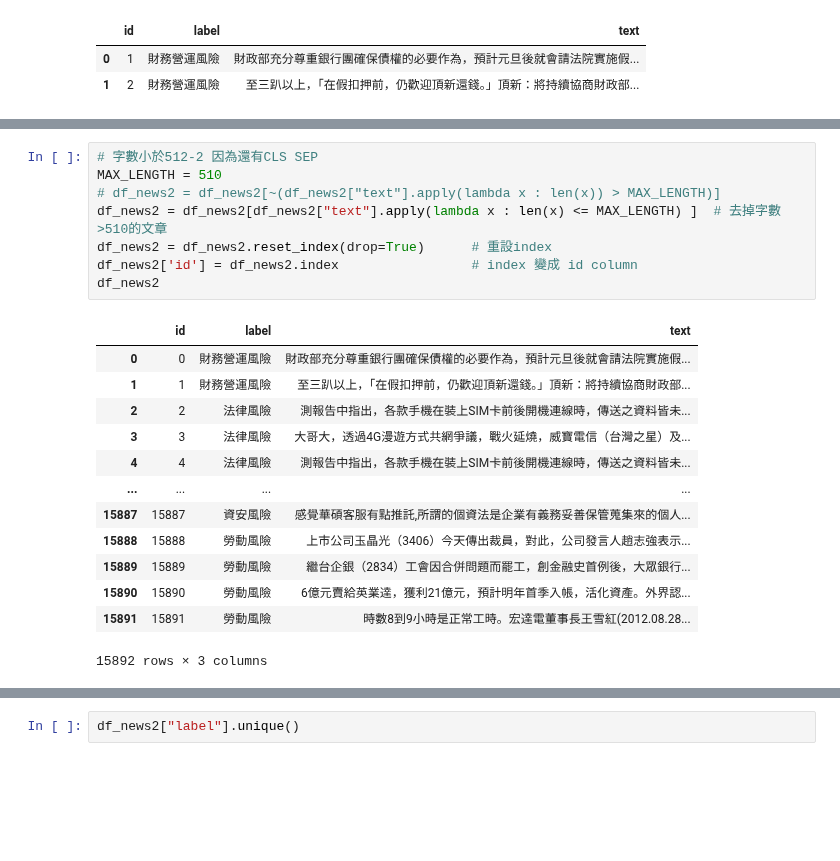
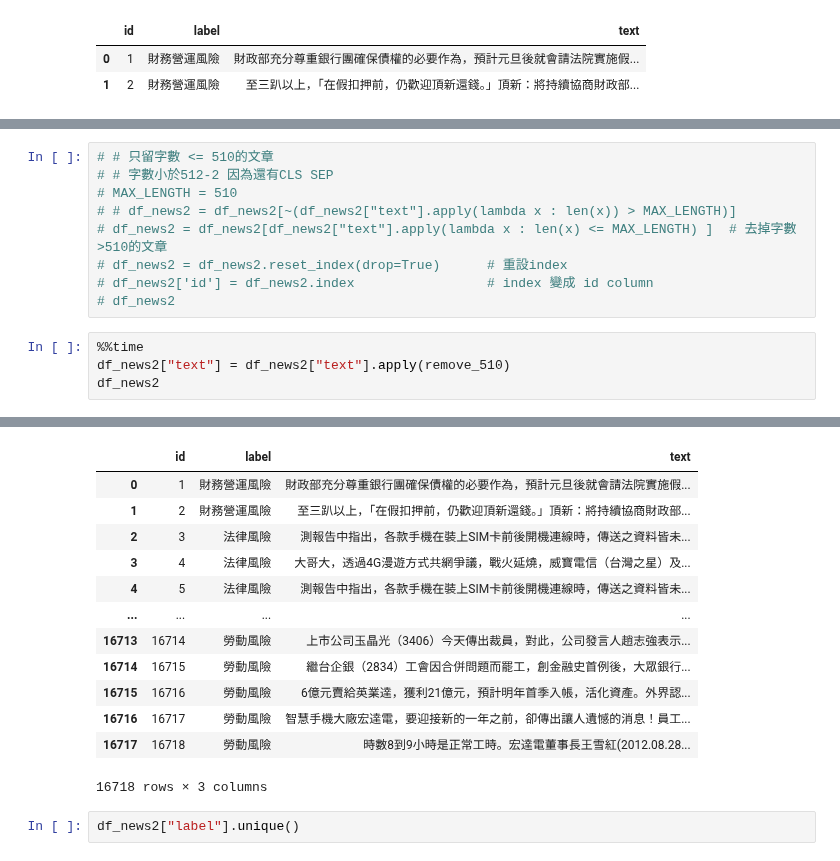
Before and after one commit to roccqqck/news_bert, a Jupyter notebook: 1.eland_csv_to_tsv.ipynb, the cells around one changed output, grey strips where cells are left out. Drawn from its saved outputs; the diff is of its cells as text; blank space fills up the shorter version.

```diff
--- a/1.eland_csv_to_tsv.ipynb
+++ b/1.eland_csv_to_tsv.ipynb
@@ -52,22 +66,14 @@ df_news2.head(2)
 # %%
-# 字數小於512-2 因為還有CLS SEP
-MAX_LENGTH = 510
-# df_news2 = df_news2[~(df_news2["text"].apply(lambda x : len(x)) > MAX_LENGTH)]
-df_news2 = df_news2[df_news2["text"].apply(lambda x : len(x) <= MAX_LENGTH) ]  # 去掉字數>510的文章
-df_news2 = df_news2.reset_index(drop=True)      # 重設index
-df_news2['id'] = df_news2.index                 # index 變成 id column
-df_news2
+# # 只留字數 <= 510的文章
+# # 字數小於512-2 因為還有CLS SEP
+# MAX_LENGTH = 510
+# # df_news2 = df_news2[~(df_news2["text"].apply(lambda x : len(x)) > MAX_LENGTH)]
+# df_news2 = df_news2[df_news2["text"].apply(lambda x : len(x) <= MAX_LENGTH) ]  # 去掉字數>510的文章
+# df_news2 = df_news2.reset_index(drop=True)      # 重設index
+# df_news2['id'] = df_news2.index                 # index 變成 id column
+# df_news2
-# %% [output]
-|  | id | label | text |
-| 0 | 0 | 財務營運風險 | 財政部充分尊重銀行團確保債權的必要作為，預計元旦後就會請法院實施假... |
-| 1 | 1 | 財務營運風險 | 至三趴以上，「在假扣押前，仍歡迎頂新還錢。」頂新：將持續協商財政部... |
-| 2 | 2 | 法律風險 | 測報告中指出，各款手機在裝上SIM卡前後開機連線時，傳送之資料皆未... |
-| 3 | 3 | 法律風險 | 大哥大，透過4G漫遊方式共網爭議，戰火延燒，威寶電信（台灣之星）及... |
-| 4 | 4 | 法律風險 | 測報告中指出，各款手機在裝上SIM卡前後開機連線時，傳送之資料皆未... |
-| ... | ... | ... | ... |
-| 15887 | 15887 | 資安風險 | 感覺華碩客服有點推託,所謂的個資法是企業有義務妥善保管蒐集來的個人... |
-| 15888 | 15888 | 勞動風險 | 上市公司玉晶光（3406）今天傳出裁員，對此，公司發言人趙志強表示... |
-| 15889 | 15889 | 勞動風險 | 繼台企銀（2834）工會因合併問題而罷工，創金融史首例後，大眾銀行... |
-| 15890 | 15890 | 勞動風險 | 6億元賣給英業達，獲利21億元，預計明年首季入帳，活化資產。外界認... |
-| 15891 | 15891 | 勞動風險 | 時數8到9小時是正常工時。宏達電董事長王雪紅(2012.08.28... |
-15892 rows × 3 columns
+# %%
+%%time
+df_news2["text"] = df_news2["text"].apply(remove_510)
+df_news2
+# %% [output]
@@ -74,3 +82,16 @@ df_news2
+|  | id | label | text |
+| 0 | 1 | 財務營運風險 | 財政部充分尊重銀行團確保債權的必要作為，預計元旦後就會請法院實施假... |
+| 1 | 2 | 財務營運風險 | 至三趴以上，「在假扣押前，仍歡迎頂新還錢。」頂新：將持續協商財政部... |
+| 2 | 3 | 法律風險 | 測報告中指出，各款手機在裝上SIM卡前後開機連線時，傳送之資料皆未... |
+| 3 | 4 | 法律風險 | 大哥大，透過4G漫遊方式共網爭議，戰火延燒，威寶電信（台灣之星）及... |
+| 4 | 5 | 法律風險 | 測報告中指出，各款手機在裝上SIM卡前後開機連線時，傳送之資料皆未... |
+| ... | ... | ... | ... |
+| 16713 | 16714 | 勞動風險 | 上市公司玉晶光（3406）今天傳出裁員，對此，公司發言人趙志強表示... |
+| 16714 | 16715 | 勞動風險 | 繼台企銀（2834）工會因合併問題而罷工，創金融史首例後，大眾銀行... |
+| 16715 | 16716 | 勞動風險 | 6億元賣給英業達，獲利21億元，預計明年首季入帳，活化資產。外界認... |
+| 16716 | 16717 | 勞動風險 | 智慧手機大廠宏達電，要迎接新的一年之前，卻傳出讓人遺憾的消息！員工... |
+| 16717 | 16718 | 勞動風險 | 時數8到9小時是正常工時。宏達電董事長王雪紅(2012.08.28... |
+16718 rows × 3 columns
 # %%
 df_news2["label"].unique()
 # %% [output]
```
Also changed, not shown: parts of 6 cells of this notebook, 1 other file.
